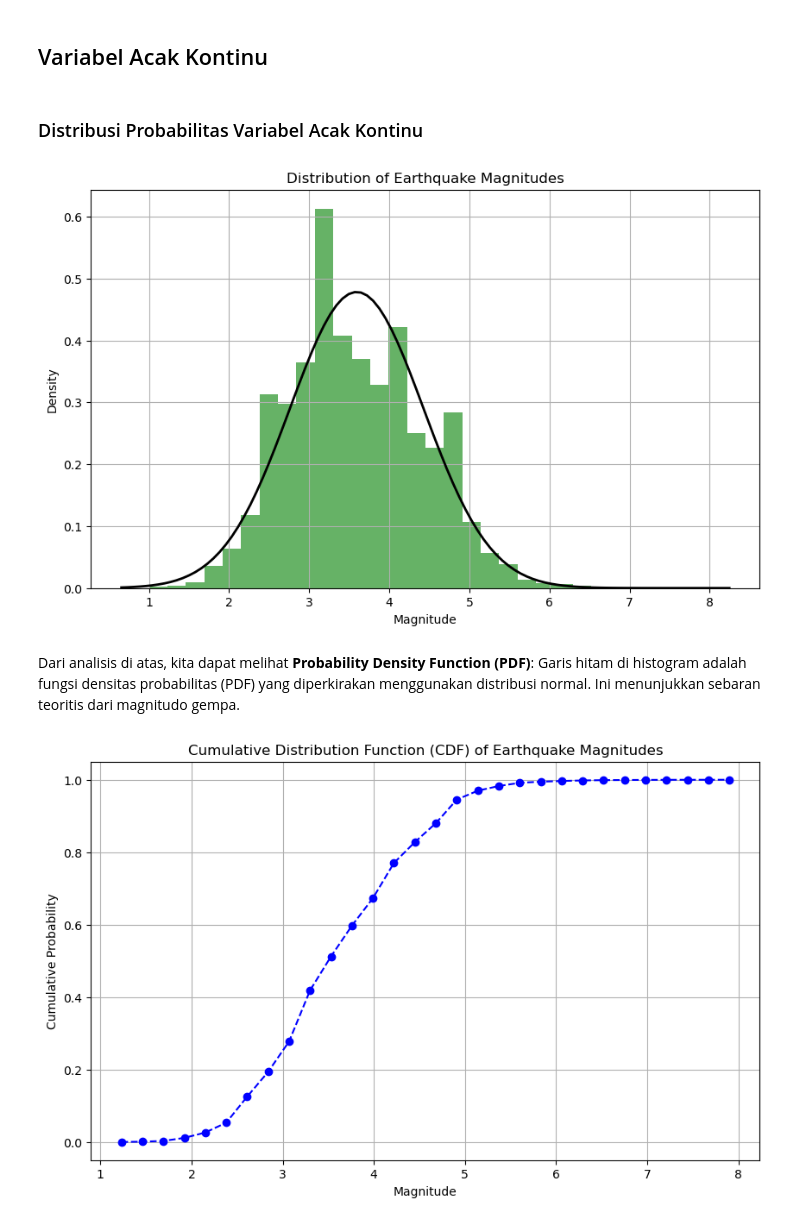
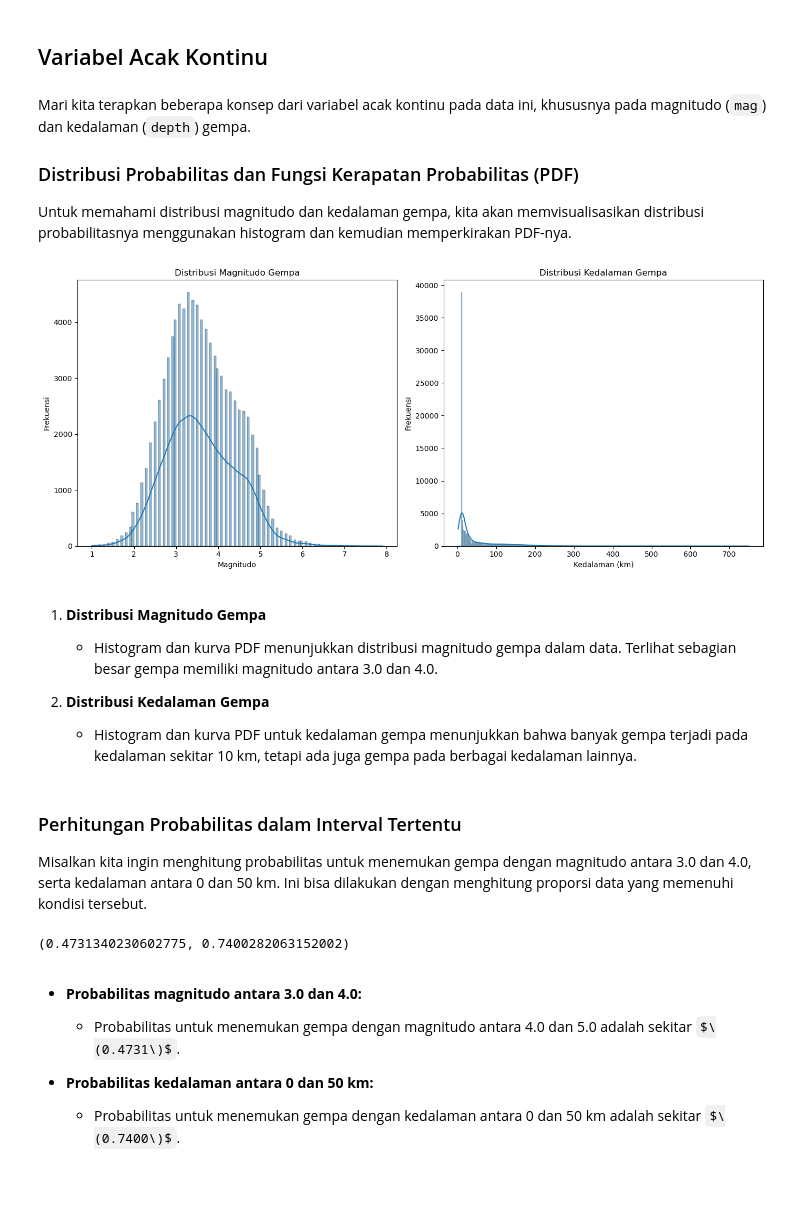
Before and after one commit to nathakusuma/stp-data-gempa, a Jupyter notebook: earthquakes_in_indonesia_2.ipynb, the cells around one changed output. Saved outputs shown, nothing was run; the diff lists cells and outputs as text; code cells hidden in the pictures; some formulas as TeX source; blank space fills up the shorter version.

Commit message:
chore: shorten Variabel Acak Kontinu, add Distribusi Peluang Kontinu

```diff
--- a/earthquakes_in_indonesia_2.ipynb
+++ b/earthquakes_in_indonesia_2.ipynb
@@ -32,50 +32,59 @@ Dataset ini mencatat informasi tentang gempa bumi. Berikut beberapa kolom yang t
 # %% [markdown]
 ## Variabel Acak Kontinu
 # %% [markdown]
-### Distribusi Probabilitas Variabel Acak Kontinu
+Mari kita terapkan beberapa konsep dari variabel acak kontinu pada data ini, khususnya pada magnitudo (`mag`) dan kedalaman (`depth`) gempa.
+
+### Distribusi Probabilitas dan Fungsi Kerapatan Probabilitas (PDF)
+
+Untuk memahami distribusi magnitudo dan kedalaman gempa, kita akan memvisualisasikan distribusi probabilitasnya menggunakan histogram dan kemudian memperkirakan PDF-nya.
 # %%
 import matplotlib.pyplot as plt
-import scipy.stats as stats
-import numpy as np
+import seaborn as sns
 
-# Filter data to include only rows with valid magnitudes
-katalog_gempa = data[data['mag'].notna()]
+# Plot histogram dan PDF untuk magnitudo gempa
+plt.figure(figsize=(14, 6))
 
-# Extract magnitudes
-magnitudes = katalog_gempa['mag']
+plt.subplot(1, 2, 1)
+sns.histplot(data['mag'], kde=True)
+plt.title('Distribusi Magnitudo Gempa')
+plt.xlabel('Magnitudo')
+plt.ylabel('Frekuensi')
 
-# Plot histogram
-plt.figure(figsize=(10, 6))
-plt.hist(magnitudes, bins=30, density=True, alpha=0.6, color='g')
+# Plot histogram dan PDF untuk kedalaman gempa
+plt.subplot(1, 2, 2)
+sns.histplot(data['depth'], kde=True)
+plt.title('Distribusi Kedalaman Gempa')
+plt.xlabel('Kedalaman (km)')
+plt.ylabel('Frekuensi')
 
-# Plot probability density function (PDF)
-xmin, xmax = plt.xlim()
-x = np.linspace(xmin, xmax, 100)
-p = stats.norm.pdf(x, magnitudes.mean(), magnitudes.std())
-plt.plot(x, p, 'k', linewidth=2)
-title = "Distribution of Earthquake Magnitudes"
-plt.title(title)
-plt.xlabel('Magnitude')
-plt.ylabel('Density')
-plt.grid(True)
+plt.tight_layout()
 plt.show()
 # %% [output]
-[figure, old version]
+[figure, new version]
+# %% [markdown]
+1. **Distribusi Magnitudo Gempa**
+   - Histogram dan kurva PDF menunjukkan distribusi magnitudo gempa dalam data. Terlihat sebagian besar gempa memiliki magnitudo antara 3.0 dan 4.0.
+
+2. **Distribusi Kedalaman Gempa**
+   - Histogram dan kurva PDF untuk kedalaman gempa menunjukkan bahwa banyak gempa terjadi pada kedalaman sekitar 10 km, tetapi ada juga gempa pada berbagai kedalaman lainnya.
 # %% [markdown]
-Dari analisis di atas, kita dapat melihat **Probability Density Function (PDF)**: Garis hitam di histogram adalah fungsi densitas probabilitas (PDF) yang diperkirakan menggunakan distribusi normal. Ini menunjukkan sebaran teoritis dari magnitudo gempa.
+### Perhitungan Probabilitas dalam Interval Tertentu
+
+Misalkan kita ingin menghitung probabilitas untuk menemukan gempa dengan magnitudo antara 3.0 dan 4.0, serta kedalaman antara 0 dan 50 km. Ini bisa dilakukan dengan menghitung proporsi data yang memenuhi kondisi tersebut.
 # %%
-# Plot Cumulative Distribution Function (CDF)
-plt.figure(figsize=(10, 6))
-counts, bin_edges = np.histogram(magnitudes, bins=30, density=True)
-cdf = np.cumsum(counts) / np.sum(counts)
-plt.plot(bin_edges[1:], cdf, linestyle='--', marker='o', color='b')
+# Probabilitas magnitudo antara 4.0 dan 5.0
+P_mag_3_4 = ((data['mag'] >= 3.0) & (data['mag'] <= 4.0)).mean()
 
-# Add labels and title
-plt.title('Cumulative Distribution Function (CDF) of Earthquake Magnitudes')
-plt.xlabel('Magnitude')
-plt.ylabel('Cumulative Probability')
-plt.grid(True)
-plt.show()
+# Probabilitas kedalaman antara 0 dan 50 km
+P_depth_0_50 = ((data['depth'] >= 0) & (data['depth'] <= 50)).mean()
+
+P_mag_3_4, P_depth_0_50
 # %% [output]
-[figure, removed]
+(0.4731340230602775, 0.7400282063152002)
+# %% [markdown]
+- **Probabilitas magnitudo antara 3.0 dan 4.0:**
+  - Probabilitas untuk menemukan gempa dengan magnitudo antara 4.0 dan 5.0 adalah sekitar $\(0.4731\)$.
+
+- **Probabilitas kedalaman antara 0 dan 50 km:**
+  - Probabilitas untuk menemukan gempa dengan kedalaman antara 0 dan 50 km adalah sekitar $\(0.7400\)$.
 # %% [markdown]
```
Also changed, not shown: parts of 23 cells of this notebook.
